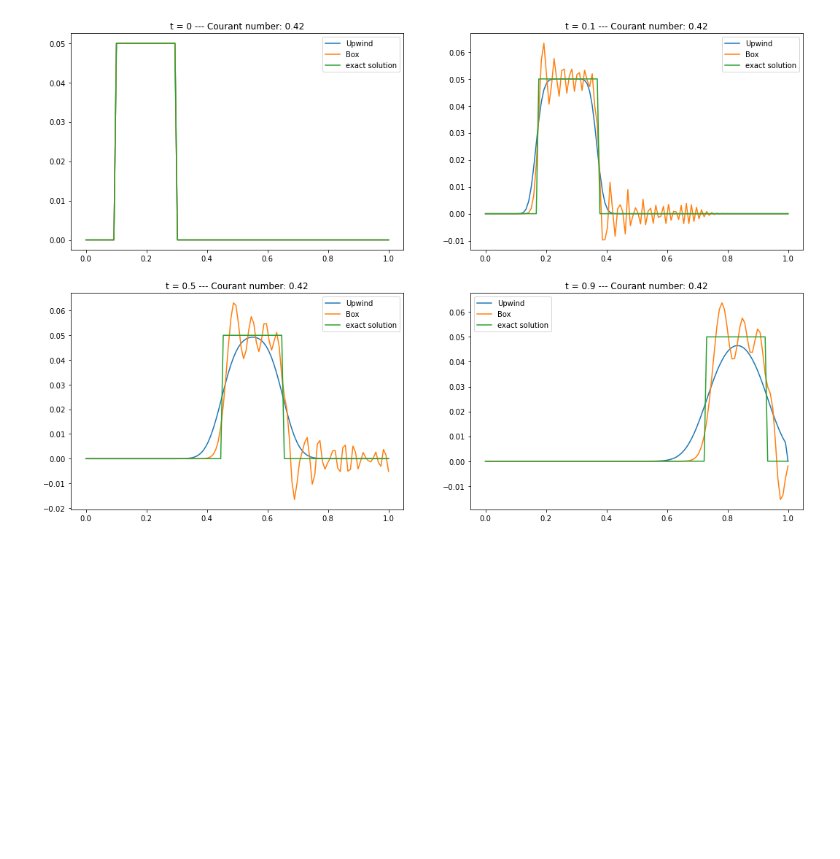
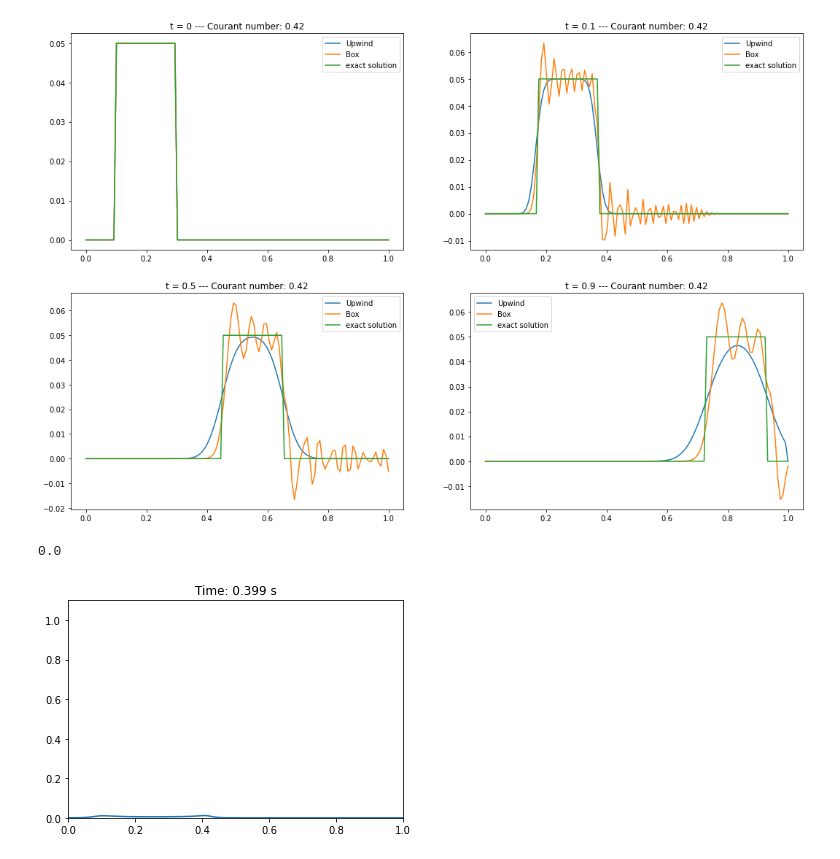
Before and after one commit to cima22/Hyperbolic_PDE_finite_differences, a Jupyter notebook: Hyperbolic Problems.ipynb, the cells around one changed output. Cells and saved outputs as stored; diff of their text form; code cells hidden in the pictures; blank space fills up the shorter version.

```diff
--- a/Hyperbolic Problems.ipynb
+++ b/Hyperbolic Problems.ipynb
@@ -609,0 +616,24 @@ for (n_x,n_t) in [(230,200), (120,200)]:
+# %%
+def u_0(x):
+    return np.exp(-10*(4*x-1)**2)
+g = lambda x : 0
+def f(u):
+    return 0.5 * (u**2)
+def exact_sol(t,x):
+    return u_0(x - 0.7*t)
+# %%
+lw_c = lax_wendroff_cons(f,u_0,g,T=0.4)
+
+lw_c.N_x = 250
+lw_c.N_t = 500
+
+x = lw_c.x_array()
+t = lw_c.t_array()
+
+U_lw_c = lw_c.compute_solution()
+# %% [output]
+0.0
+# %%
+plot_sol_in_time(t,x,U_lw_c,wait=0.5)
+# %% [output]
+[figure, added]
```
Also changed, not shown: parts of 4 cells of this notebook.
